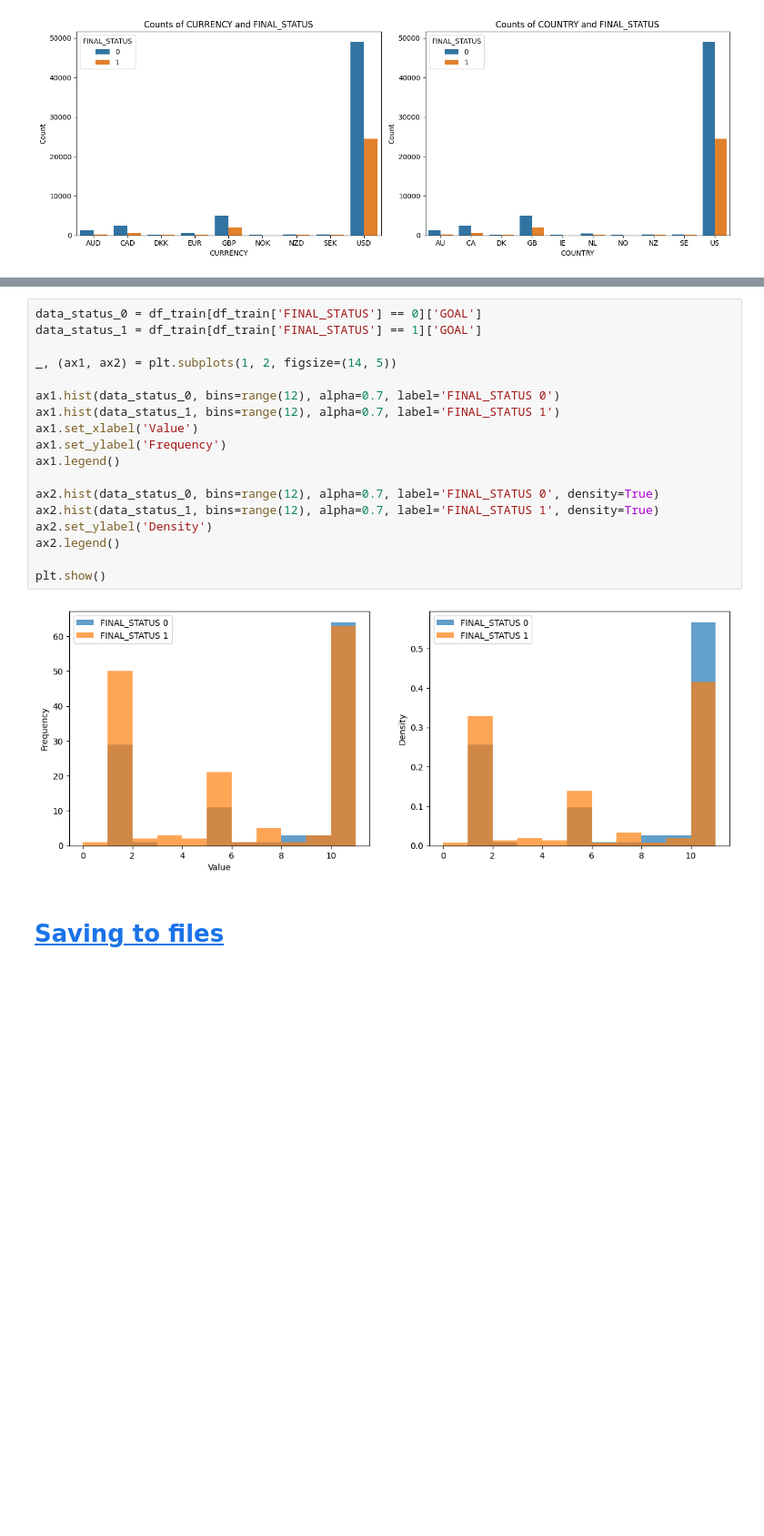
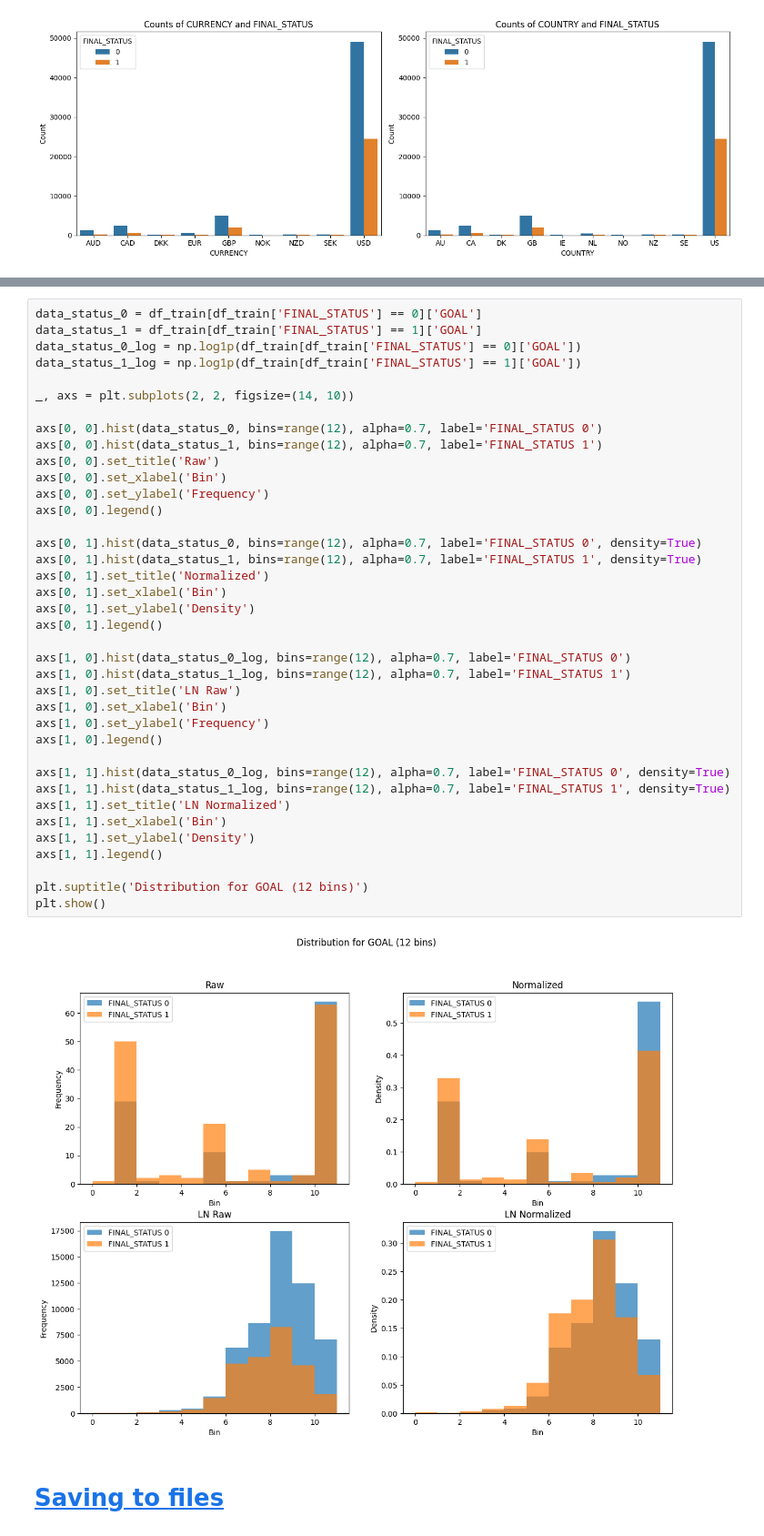
Before and after one commit to SimeonHristov99/kcikstarter, a Jupyter notebook: 01_Scripts/02_Univariate_analysis.ipynb, the cells around one changed output, grey strips where cells are left out. Shown: that part at 91% size. Drawn from its saved outputs; the diff is of its cells as text; blank space fills up the shorter version.

```diff
--- a/01_Scripts/02_Univariate_analysis.ipynb
+++ b/01_Scripts/02_Univariate_analysis.ipynb
@@ -234,23 +277,43 @@ plt.show()
 # %%
 data_status_0 = df_train[df_train['FINAL_STATUS'] == 0]['GOAL']
 data_status_1 = df_train[df_train['FINAL_STATUS'] == 1]['GOAL']
+data_status_0_log = np.log1p(df_train[df_train['FINAL_STATUS'] == 0]['GOAL'])
+data_status_1_log = np.log1p(df_train[df_train['FINAL_STATUS'] == 1]['GOAL'])
 
-_, (ax1, ax2) = plt.subplots(1, 2, figsize=(14, 5))
+_, axs = plt.subplots(2, 2, figsize=(14, 10))
 
-ax1.hist(data_status_0, bins=range(12), alpha=0.7, label='FINAL_STATUS 0')
-ax1.hist(data_status_1, bins=range(12), alpha=0.7, label='FINAL_STATUS 1')
-ax1.set_xlabel('Value')
-ax1.set_ylabel('Frequency')
-ax1.legend()
+axs[0, 0].hist(data_status_0, bins=range(12), alpha=0.7, label='FINAL_STATUS 0')
+axs[0, 0].hist(data_status_1, bins=range(12), alpha=0.7, label='FINAL_STATUS 1')
+axs[0, 0].set_title('Raw')
+axs[0, 0].set_xlabel('Bin')
+axs[0, 0].set_ylabel('Frequency')
+axs[0, 0].legend()
 
-ax2.hist(data_status_0, bins=range(12), alpha=0.7, label='FINAL_STATUS 0', density=True)
-ax2.hist(data_status_1, bins=range(12), alpha=0.7, label='FINAL_STATUS 1', density=True)
-ax2.set_ylabel('Density')
-ax2.legend()
+axs[0, 1].hist(data_status_0, bins=range(12), alpha=0.7, label='FINAL_STATUS 0', density=True)
+axs[0, 1].hist(data_status_1, bins=range(12), alpha=0.7, label='FINAL_STATUS 1', density=True)
+axs[0, 1].set_title('Normalized')
+axs[0, 1].set_xlabel('Bin')
+axs[0, 1].set_ylabel('Density')
+axs[0, 1].legend()
 
+axs[1, 0].hist(data_status_0_log, bins=range(12), alpha=0.7, label='FINAL_STATUS 0')
+axs[1, 0].hist(data_status_1_log, bins=range(12), alpha=0.7, label='FINAL_STATUS 1')
+axs[1, 0].set_title('LN Raw')
+axs[1, 0].set_xlabel('Bin')
+axs[1, 0].set_ylabel('Frequency')
+axs[1, 0].legend()
+
+axs[1, 1].hist(data_status_0_log, bins=range(12), alpha=0.7, label='FINAL_STATUS 0', density=True)
+axs[1, 1].hist(data_status_1_log, bins=range(12), alpha=0.7, label='FINAL_STATUS 1', density=True)
+axs[1, 1].set_title('LN Normalized')
+axs[1, 1].set_xlabel('Bin')
+axs[1, 1].set_ylabel('Density')
+axs[1, 1].legend()
+
+plt.suptitle('Distribution for GOAL (12 bins)')
 plt.show()
 # %% [output]
-[figure, old version]
+[figure, new version]
 # %% [markdown]
 # <a id='toc6_'></a>[Saving to files](#toc0_)
 # %%
```
Also changed, not shown: parts of 10 cells of this notebook, 2 other files.
